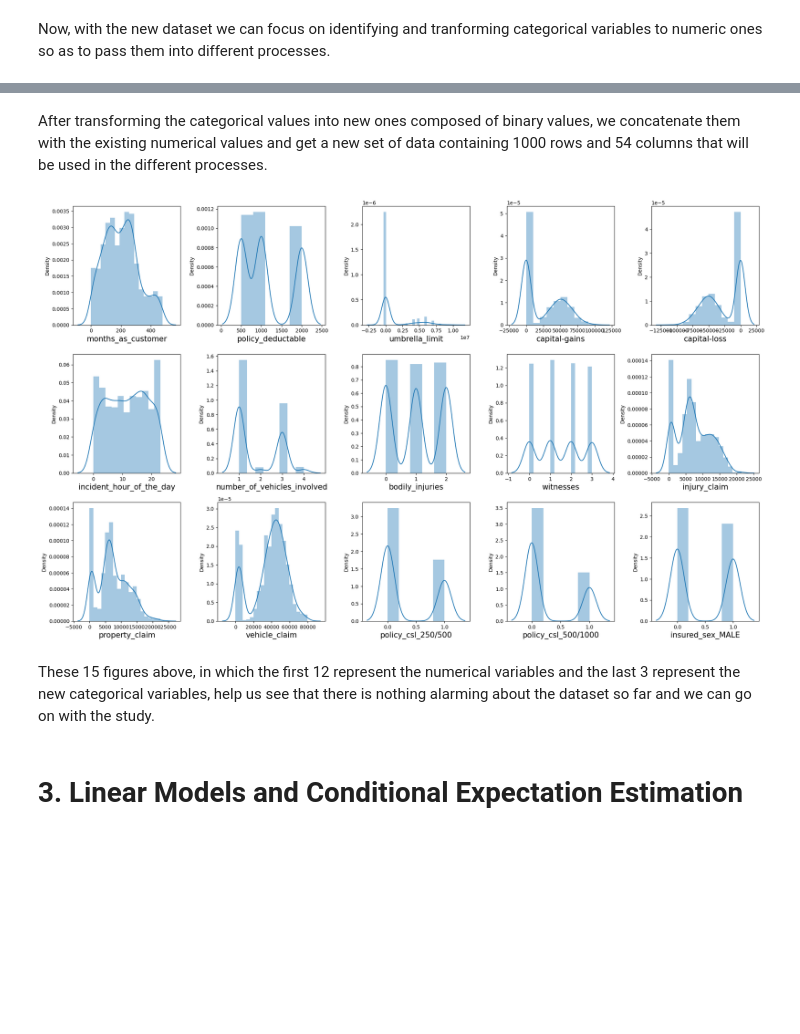
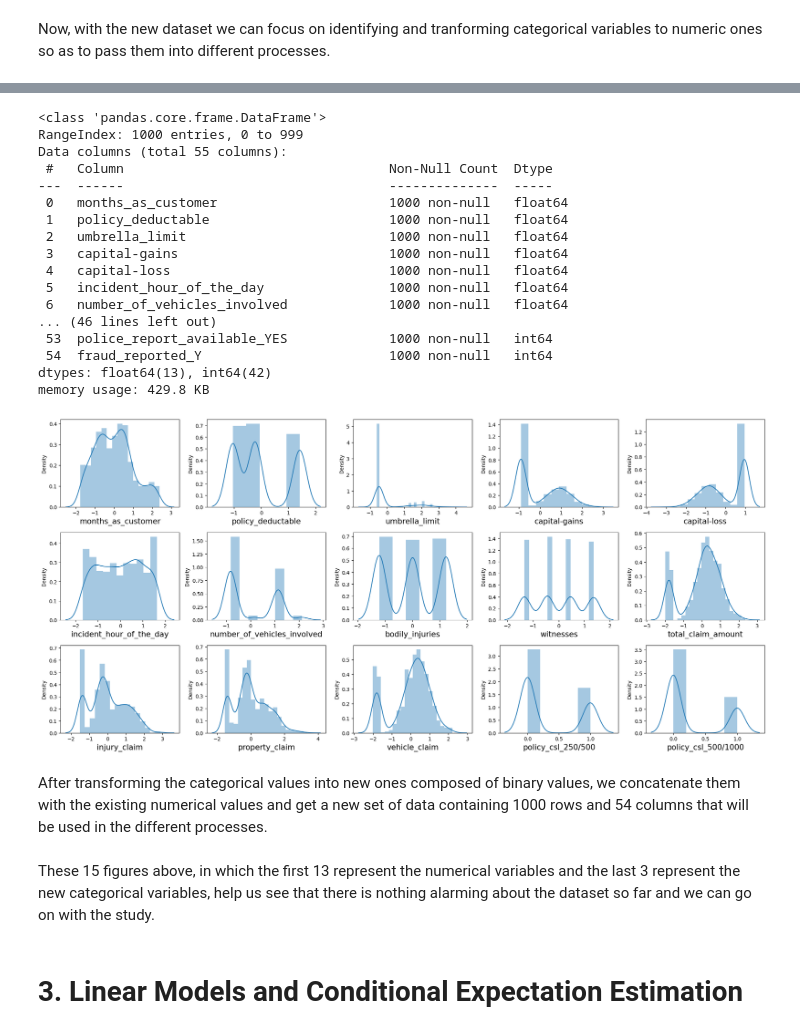
Before and after one commit to Regis0323/Module_1, a Jupyter notebook: Rurangwa_Assignment_Module_1.ipynb, the cells around one changed output, grey strips where cells are left out. Cells and saved outputs as stored; diff of their text form; code cells hidden in the pictures; blank space fills up the shorter version.

```diff
--- a/Rurangwa_Assignment_Module_1.ipynb
+++ b/Rurangwa_Assignment_Module_1.ipynb
@@ -327,19 +329,46 @@ memory usage: 93.9 KB
+# %%
+# Scaling the numerical variables by standardization
+scaler = StandardScaler()
+std_data = scaler.fit_transform(numerical_values)
+std_numerical_values = pd.DataFrame(data = std_data, columns = numerical_values.columns, index = numerical_values.index)
+# Putting together the new categorical values and the standardized numerical values
+new_clean_data=pd.concat([std_numerical_values, new_categorical_values], axis = 1)
+new_clean_data.info()
+# A plot showing how the 15 first variables are now
+plt.figure(figsize = (20, 15))
+pltnbr = 1
+for col in new_clean_data.columns:
+    if pltnbr <= 15:
+        ax = plt.subplot(5, 5, pltnbr)
+        sns.distplot(new_clean_data[col])
+        plt.xlabel(col, fontsize = 15)
+    pltnbr += 1
+plt.tight_layout()
+plt.show()
+#lien du meilleur code : https://www.kaggle.com/code/niteshyadav3103/insurance-fraud-detection-using-12-models/notebook
+#mais aussi : https://databricks-prod-cloudfront.cloud.databricks.com/public/4027ec902e239c93eaaa8714f173bcfc/4954928053318020/1058911316420443/167703932442645/latest.html
+# %% [output]
+<class 'pandas.core.frame.DataFrame'>
+RangeIndex: 1000 entries, 0 to 999
+Data columns (total 55 columns):
+ #   Column                                  Non-Null Count  Dtype
+---  ------                                  --------------  -----
+ 0   months_as_customer                      1000 non-null   float64
+ 1   policy_deductable                       1000 non-null   float64
+ 2   umbrella_limit                          1000 non-null   float64
+ 3   capital-gains                           1000 non-null   float64
+ 4   capital-loss                            1000 non-null   float64
+ 5   incident_hour_of_the_day                1000 non-null   float64
+ 6   number_of_vehicles_involved             1000 non-null   float64
+... (46 lines left out)
+ 53  police_report_available_YES             1000 non-null   int64
+ 54  fraud_reported_Y                        1000 non-null   int64
+dtypes: float64(13), int64(42)
+memory usage: 429.8 KB
+[figure, added]
 # %% [markdown]
 After transforming the categorical values into new ones composed of binary values, we concatenate them with the existing numerical values and get a new set of data containing 1000 rows and 54 columns that will be used in the different processes.
-# %%
-plt.figure(figsize = (20, 20))
-pltnbr = 1
-for col in new_clean_data.columns:
-    if pltnbr <= 15:
-        ax = plt.subplot(5, 5, pltnbr)
-        sns.distplot(new_clean_data[col])
-        plt.xlabel(col, fontsize = 15)
-    pltnbr += 1
-plt.tight_layout()
-plt.show()
-# %% [output]
-[figure, removed]
 # %% [markdown]
-These 15 figures above, in which the first 12 represent the numerical variables and the last 3 represent the new categorical variables, help us see that there is nothing alarming about the dataset so far and we can go on with the study.
+These 15 figures above, in which the first 13 represent the numerical variables and the last 3 represent the new categorical variables, help us see that there is nothing alarming about the dataset so far and we can go on with the study.
 # %% [markdown]
 # 3. Linear Models and Conditional Expectation Estimation<a name="Linear_Models"></a>
```
Also changed, not shown: parts of 29 cells of this notebook.
